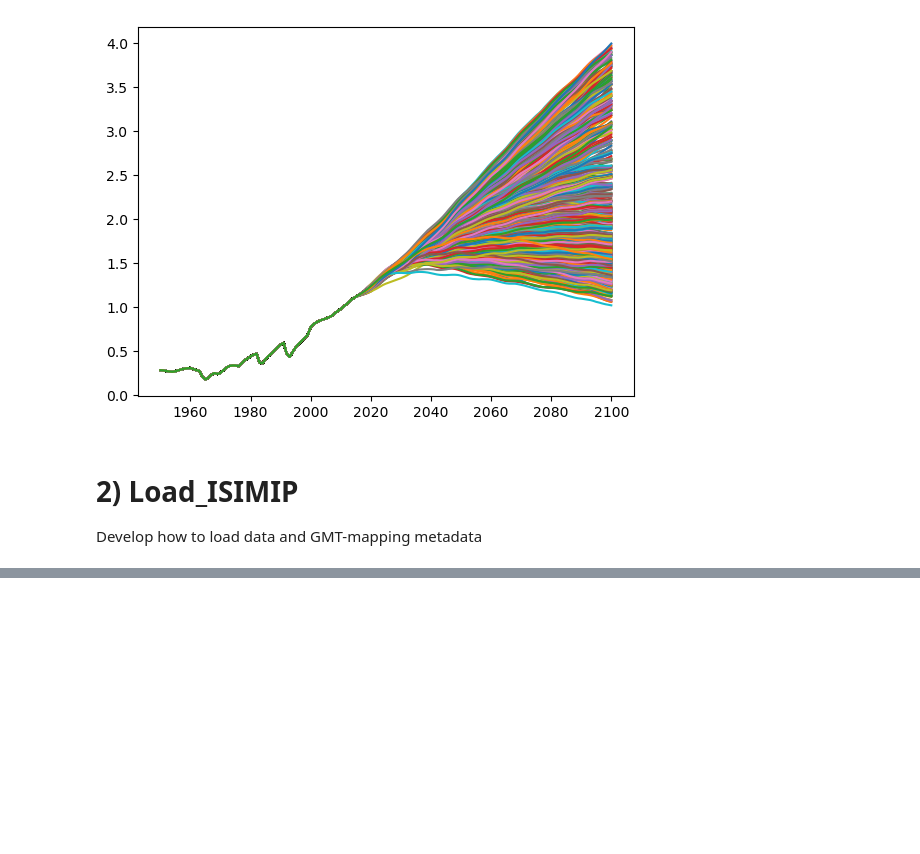
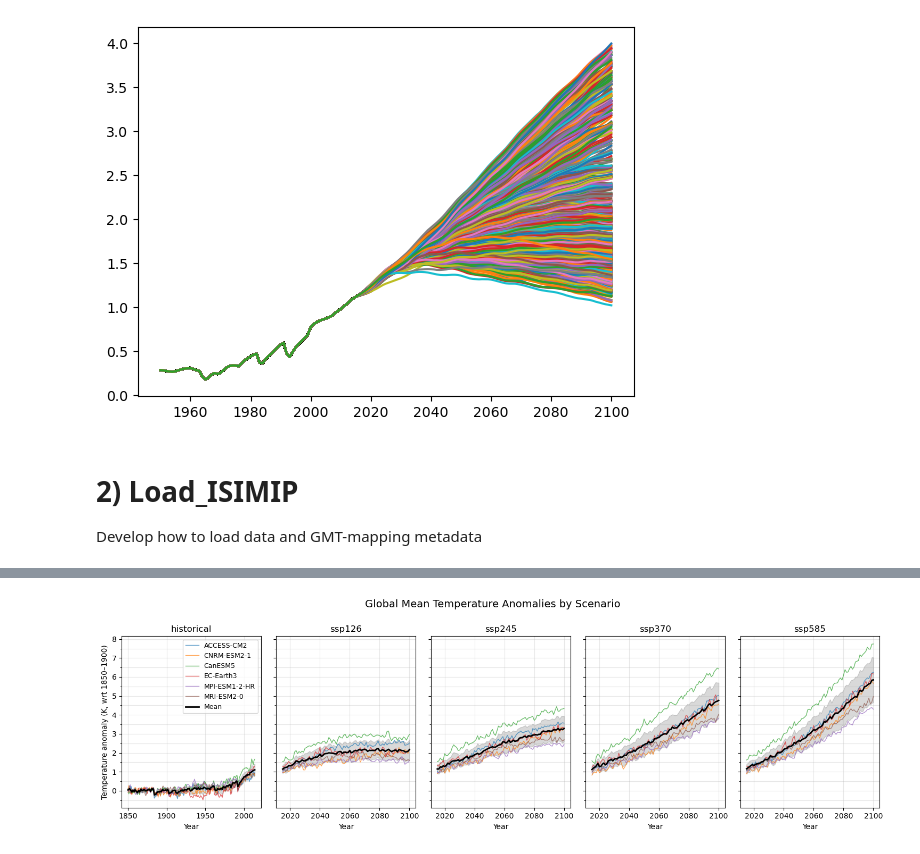
Before and after one commit to rosapietroiusti/dem4cli, a Jupyter notebook: development/dem4cli-dev-v2-part2.ipynb, the cells around one changed output, grey strips where cells are left out. Saved outputs shown, nothing was run; the diff lists cells and outputs as text; code cells hidden in the pictures; blank space fills up the shorter version.

Commit message:
calc GMT trajectories for all models from Pangeo and test GMT-mapping in load_climate_data() for first time

```diff
--- a/development/dem4cli-dev-v2-part2.ipynb
+++ b/development/dem4cli-dev-v2-part2.ipynb
@@ -432,4 +434,4 @@ gmt_mapping_method = 'year-to-year'
 # %%
 extreme = extremes
 model=model_names[0]
-scenario=scenarios[0]
+scenario=scenarios[1]
@@ -467,0 +594,44 @@ Coordinates:
+# %%
+
+# --- 3. Plot setup ---
+scenarios = df_wide.index.get_level_values("experiment_id").unique()
+n_scenarios = len(scenarios)
+
+fig, axes = plt.subplots(
+    nrows=1,
+    ncols=n_scenarios,
+    figsize=(3 * n_scenarios, 4.5),
+    sharey=True
+)
+
+if n_scenarios == 1:
+    axes = [axes]
+
+# --- 4. Plot each scenario ---
+for ax, scenario in zip(axes, scenarios):
+    df_scenario = df_wide.xs(scenario, level="experiment_id")
+
+    # Plot individual model lines
+    for model in df_scenario.columns:
+        ax.plot(df_scenario.index, df_scenario[model], lw=1, alpha=0.7, label=model)
+
+    # Ensemble mean and ±1σ
+    mean = df_scenario.mean(axis=1)
+    std = df_scenario.std(axis=1)
+    ax.plot(df_scenario.index, mean, color="black", lw=2, label="Mean")
+    ax.fill_between(df_scenario.index, mean - std, mean + std, color="black", alpha=0.15)
+
+    ax.set_title(scenario)
+    ax.set_xlabel("Year")
+    ax.grid(True, alpha=0.3)
+    ax.grid(True, which='minor', alpha=0.3)
+    ax.yaxis.set_major_locator(mticker.MultipleLocator(1))
+    ax.yaxis.set_minor_locator(mticker.MultipleLocator(0.5))
+
+axes[0].set_ylabel("Temperature anomaly (K, wrt 1850–1900)")
+axes[0].legend(bbox_to_anchor=(1,1), fontsize=9)
+fig.suptitle("Global Mean Temperature Anomalies by Scenario", fontsize=14, y=1)
+plt.tight_layout()
+plt.show()
+# %% [output]
+[figure, added]
```
Also changed, not shown: parts of 26 cells of this notebook, 6 other files.
